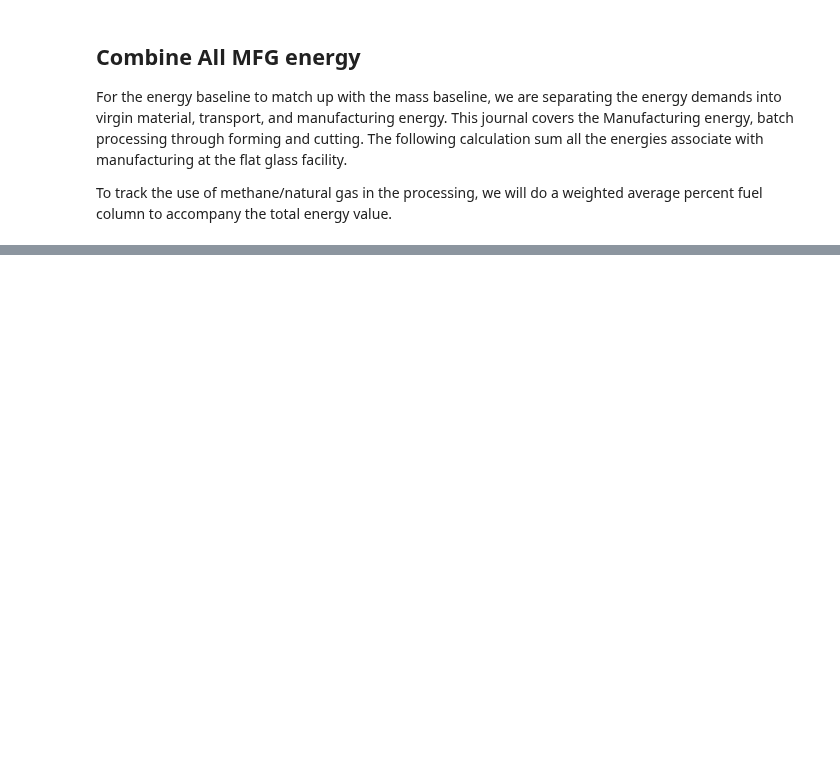
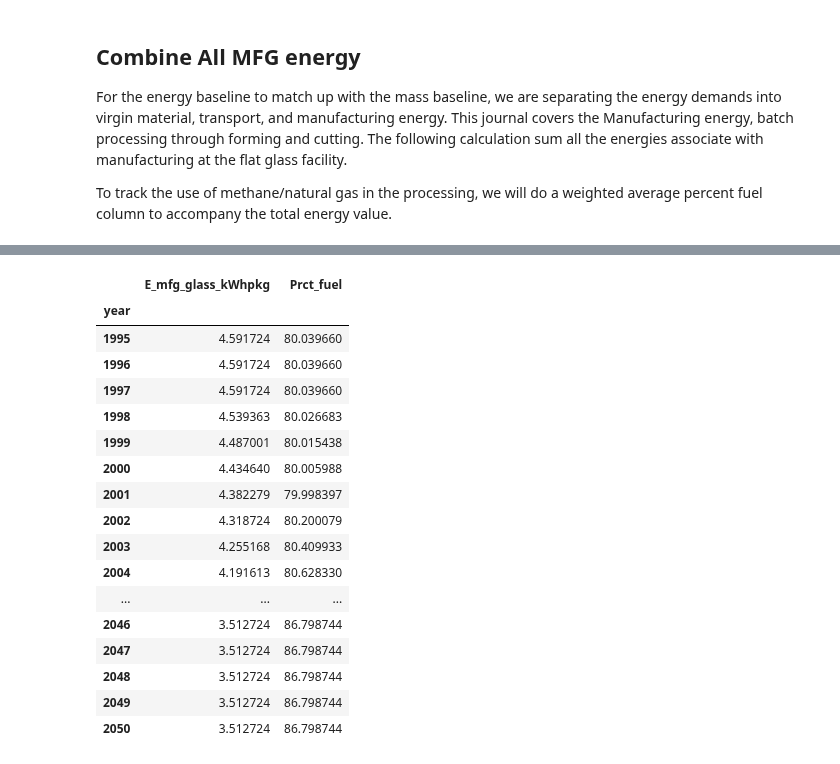
Before and after one commit to NREL/PV_ICE, a Jupyter notebook: docs/tutorials/baseline development documentation/(baseline development) Energy Glass Batch Prep - Post Forming.ipynb, the cells around one changed output, grey strips where cells are left out. Cells and saved outputs as stored; diff of their text form; code cells hidden in the pictures; blank space fills up the shorter version.

```diff
--- a/docs/tutorials/baseline development documentation/(baseline development) Energy Glass Batch Prep - Post Forming.ipynb
+++ b/docs/tutorials/baseline development documentation/(baseline development) Energy Glass Batch Prep - Post Forming.ipynb
@@ -284,0 +336,30 @@ energies_mfg_glass['E_mfg_glass_kWhpkg'] = energies_mfg_glass.filter(regex='^E_'
+# %%
+#drop the column name levels to leave the process steps, allowing multiplication
+wting_factors.columns = wting_factors.columns.droplevel(1)
+fuel_fraction.columns = fuel_fraction.columns.droplevel(1)
+# %%
+wtd_fuel_fraction = wting_factors.mul(fuel_fraction, axis = 1) #multiply fraction of energy/step * PRCT Fuel fraction
+wtd_fuel_fraction['sum'] = wtd_fuel_fraction.sum(axis=1) #sum the fuel fraction
+# %%
+e_mfg_glass_output = pd.concat([energies_mfg_glass['sum','E_mfg_glass_kWhpkg'], wtd_fuel_fraction['sum']], axis=1)
+e_mfg_glass_output.columns=['E_mfg_glass_kWhpkg','Prct_fuel']
+e_mfg_glass_output
+# %% [output]
+|  | E_mfg_glass_kWhpkg | Prct_fuel |
+| year |  |  |
+| 1995 | 4.591724 | 80.039660 |
+| 1996 | 4.591724 | 80.039660 |
+| 1997 | 4.591724 | 80.039660 |
+| 1998 | 4.539363 | 80.026683 |
+| 1999 | 4.487001 | 80.015438 |
+| 2000 | 4.434640 | 80.005988 |
+| 2001 | 4.382279 | 79.998397 |
+| 2002 | 4.318724 | 80.200079 |
+| 2003 | 4.255168 | 80.409933 |
+| 2004 | 4.191613 | 80.628330 |
+| ... | ... | ... |
+| 2046 | 3.512724 | 86.798744 |
+| 2047 | 3.512724 | 86.798744 |
+| 2048 | 3.512724 | 86.798744 |
+| 2049 | 3.512724 | 86.798744 |
+| 2050 | 3.512724 | 86.798744 |
```
Also changed, not shown: parts of 5 cells of this notebook, 4 other files.
